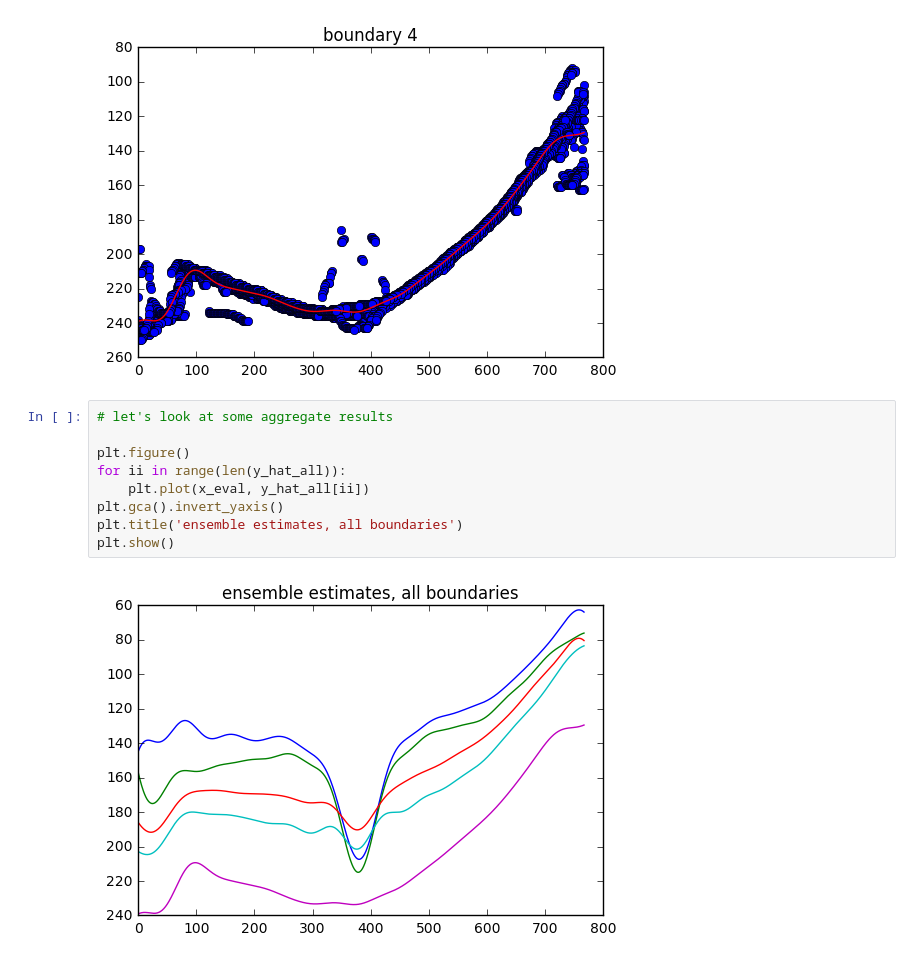
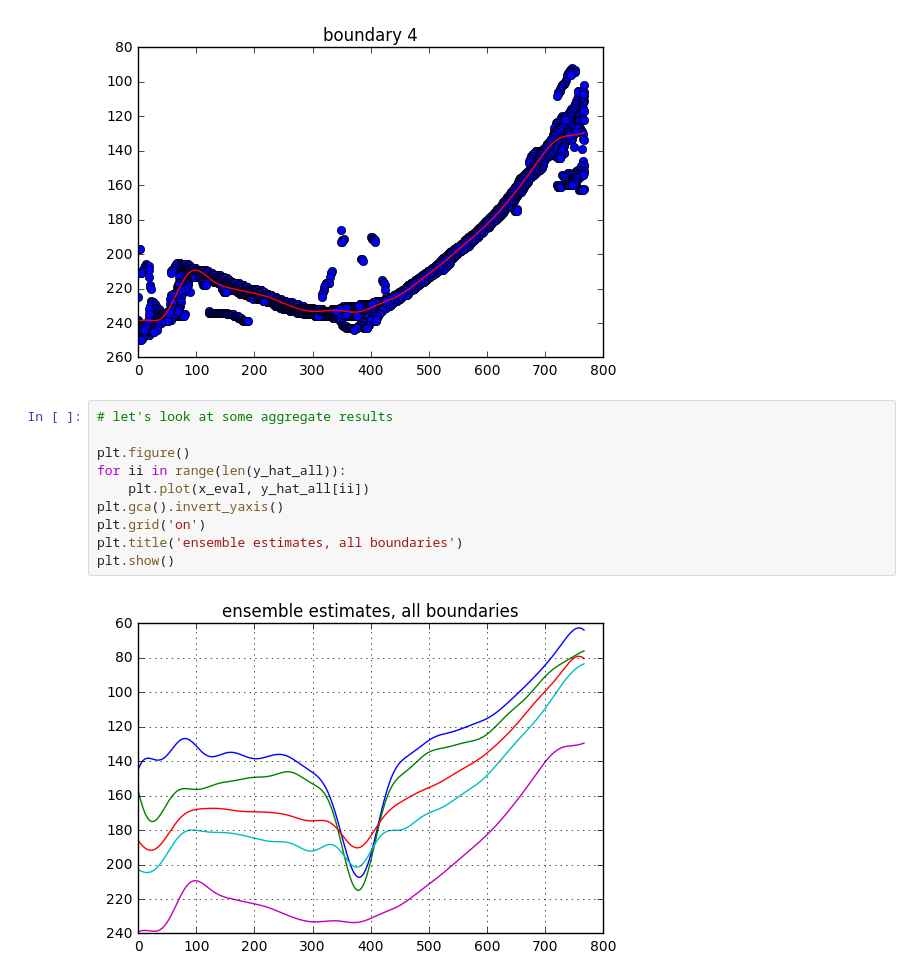
Before and after one commit to mjpekala/bio-segmentation-dense, a Jupyter notebook: Examples/OCT/ensemble.ipynb, the cells around one changed output. Saved outputs shown, nothing was run; the diff lists cells and outputs as text.

Commit message:
updated plots slightly

```diff
--- a/Examples/OCT/ensemble.ipynb
+++ b/Examples/OCT/ensemble.ipynb
@@ -121,11 +121,12 @@ runtime for boundary 4: 19.47 sec
 # %%
 # let's look at some aggregate results
 
 plt.figure()
 for ii in range(len(y_hat_all)):
     plt.plot(x_eval, y_hat_all[ii])
 plt.gca().invert_yaxis()
+plt.grid('on')
 plt.title('ensemble estimates, all boundaries')
 plt.show()
 # %% [output]
-[figure, old version]
+[figure, new version]
```
